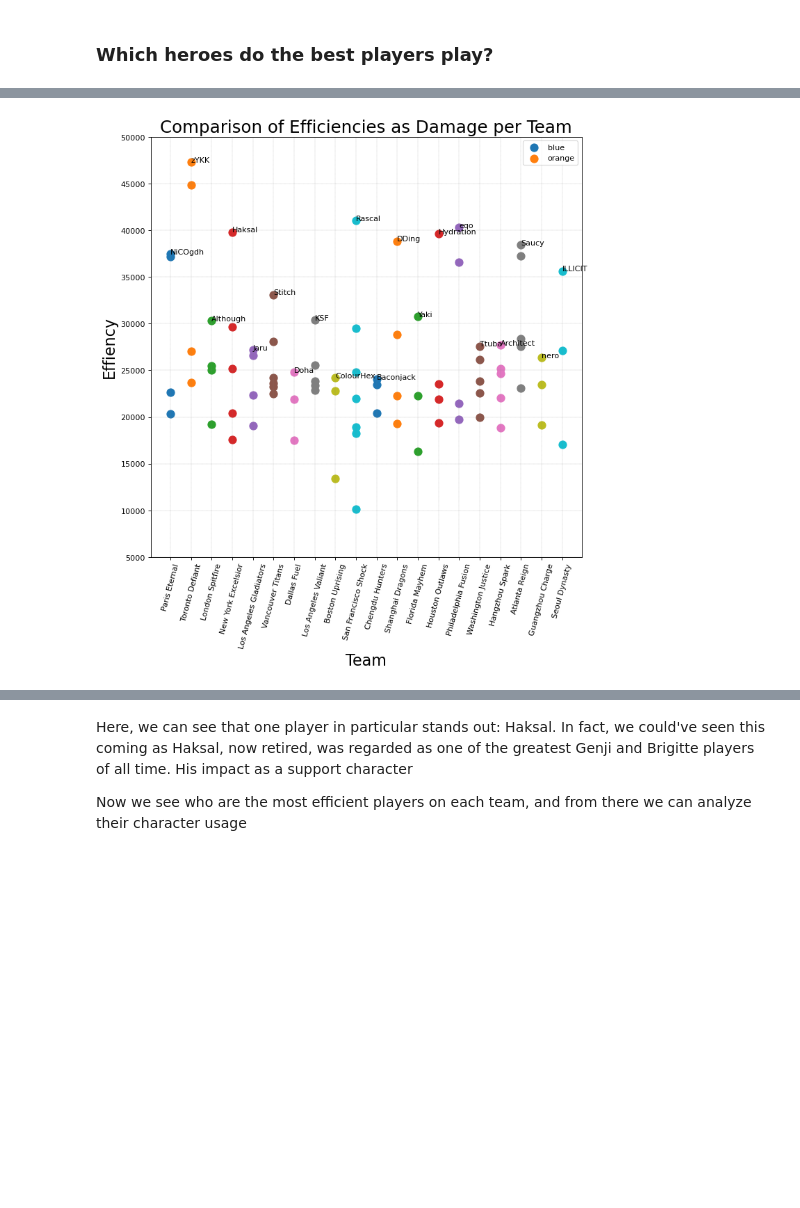
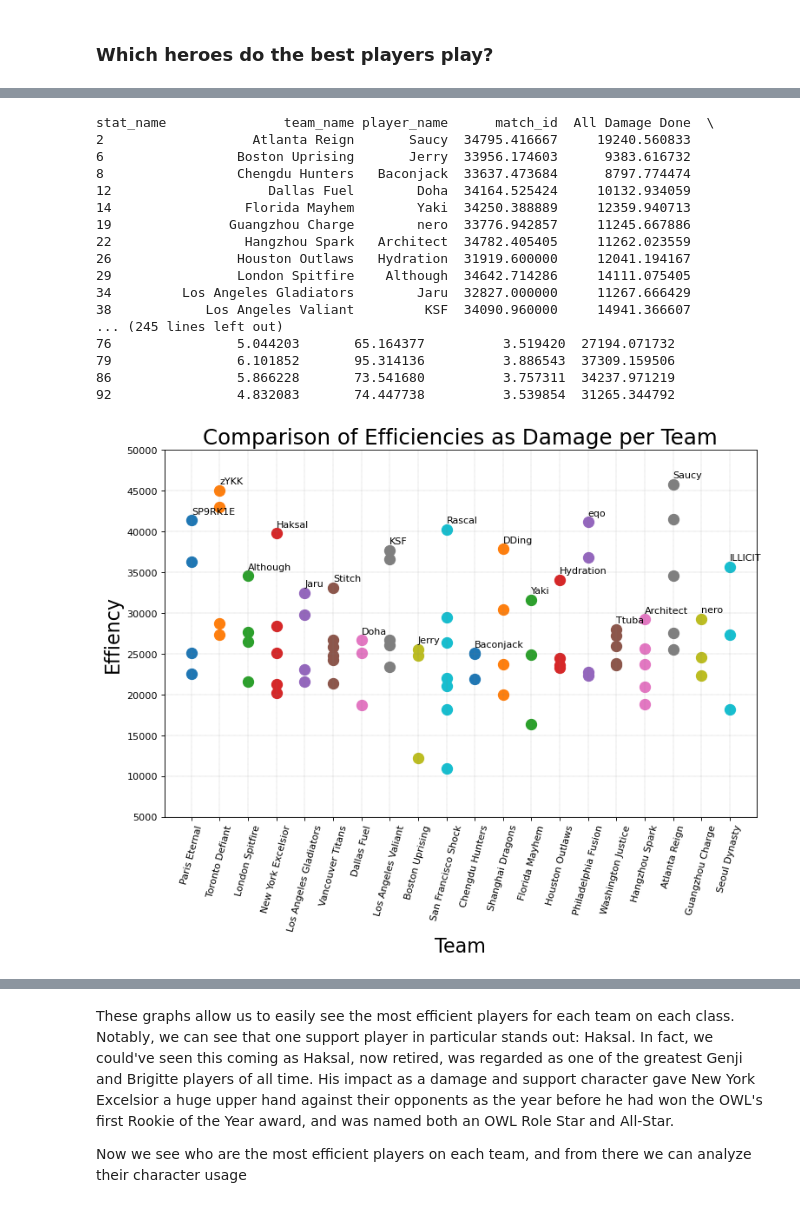
Before and after one commit to bfleming2/Overwatch-Analysis, a Jupyter notebook: Chinhnam.ipynb, the cells around one changed output, grey strips where cells are left out. Saved outputs shown, nothing was run; the diff lists cells and outputs as text; code cells hidden in the pictures; blank space fills up the shorter version.

```diff
--- a/Chinhnam.ipynb
+++ b/Chinhnam.ipynb
@@ -188,45 +198,59 @@ classes = ['Damage', 'Support', 'Tank']
 for curr_class in classes:
     # Take rows of only heroes of the current class
     if (curr_class == 'Damage'):
         curr_table = average_table.loc[average_table['hero_name'].isin(damagers)].copy()
     elif (curr_class == 'Support'):
         curr_table = average_table.loc[average_table['hero_name'].isin(supports)].copy()
     else:
         curr_table = average_table.loc[average_table['hero_name'].isin(tanks)].copy()
 
-    # Define equation we will use to calculate overall efficiency and create efficiency column
+    # Define equations we will use to calculate overall efficiency and create efficiency column
     def healer_efficiency(row, clas):
         if (clas == 'Damage'):
-            return (1.5*row['Assists'] + 2*row['Barrier Damage Done'] + row['Damage Blocked'] - 3*row['Deaths'] + 2.5*row['Eliminations'] + 2*row['All Damage Done']
-                    + 2*row['Final Blows'] + row['Healing Done'] + 1.5*row['Objective Kills'] + row['Objective Time'] + row['Ultimates Earned'])
+            return (2*row['Assists'] + 2*row['Barrier Damage Done'] - 1.5*row['Deaths'] + 2.5*row['Eliminations'] + 2*row['All Damage Done']
+                    + 2*row['Final Blows'] + row['Healing Done'] + 2*row['Objective Kills'] + row['Objective Time'] + 1.5*row['Ultimates Earned'])
         elif (clas == 'Support'):
             return (2*row['Assists'] + 1.5*row['Barrier Damage Done'] - 2*row['Deaths'] + 2*row['Eliminations'] + row['All Damage Done']
-                    + row['Final Blows'] + 2.5*row['Healing Done'] + 1.5*row['Objective Kills'] + row['Objective Time'] + 1.5*row['Ultimates Earned'])
+                    + row['Final Blows'] + 2.5*row['Healing Done'] + 1.5*row['Objective Kills'] + 1.5*row['Objective Time'] + 1.5*row['Ultimates Earned'])
         else:
-            return (1.5*row['Assists'] + row['Barrier Damage Done'] + 1.5*row['Damage Blocked'] - 2*row['Deaths'] + 2*row['Eliminations'] + row['All Damage Done']
-                    + row['Final Blows'] + 1.5*row['Healing Done'] + 1.5*row['Objective Kills'] + 2*row['Objective Time'] + row['Ultimates Earned'])
+            return (1.5*row['Assists'] + row['Barrier Damage Done'] + 1.5*row['Damage Blocked'] - 3*row['Deaths'] + 2*row['Eliminations'] + row['All Damage Done']
+                    + row['Final Blows'] + row['Healing Done'] + 1.5*row['Objective Kills'] + 1.5*row['Objective Time'] + row['Ultimates Earned'])
 
     curr_table['Efficiency'] = curr_table.apply(lambda row: healer_efficiency(row, curr_class), axis=1)
 
-    # Ignore rows with less than 2000 efficiency as that probably means the player only played as the healer for less than a minute
+    # Ignore rows with less than 2000 efficiency as that probably means the player only played as the healer for a short period of time
     # and drop newly irrelevant columns
-    curr_table = curr_table[curr_table.Efficiency > 2000].groupby(['team_name', 'player_name']).mean()
-    curr_table = curr_table.reset_index()
+    curr_table = curr_table[curr_table.Efficiency > 5000].groupby(['team_name', 'player_name']).mean().reset_index()
     best_effiency_table = curr_table.loc[curr_table.groupby('team_name')['Efficiency'].idxmax()]
 
     # Plot efficiencies of each player for each team
-    plots = plt.figure(figsize=(10,10), dpi=80).subplots()
+    plots = plt.figure(figsize=(11,7), dpi=80).subplots()
     plt.grid(color = 'gray', linestyle = '--', linewidth = 0.2)
     for team in teams:
-        plots.scatter(curr_table.loc[curr_table['team_name'] == team]['team_name'].tolist(), curr_table.loc[curr_table['team_name'] == team]['Efficiency'].tolist(), label=team, s=100)
+        plots.scatter(curr_table.loc[curr_table['team_name'] == team]['team_name'].tolist(), curr_table.loc[curr_table['team_name'] == team]['Efficiency'].tolist(), label=team, s=120)
     for index, row in best_effiency_table.iterrows():
-        plots.annotate(row['player_name'], (row['team_name'], row['Efficiency']))
+        plots.annotate(row['player_name'], (row['team_name'], row['Efficiency']), xytext=(row['team_name'], row['Efficiency'] + 750))
     plots.set_xticklabels(teams, rotation=75)
     plots.set_xlabel('Team', fontsize=20)
     plots.set_ylabel('Effiency', fontsize=20)
     plots.set_yticks([5000,10000,15000,20000,25000,30000,35000,40000,45000,50000])
     plots.set_title('Comparison of Efficiencies as ' + curr_class + ' per Team', fontsize=22)
-    plt.legend(["blue", "orange"], loc=0, frameon=True)
-    plt.show()
 # %% [output]
+stat_name               team_name player_name      match_id  All Damage Done  \
+2                   Atlanta Reign       Saucy  34795.416667     19240.560833
+6                 Boston Uprising       Jerry  33956.174603      9383.616732
+8                 Chengdu Hunters   Baconjack  33637.473684      8797.774474
+12                    Dallas Fuel        Doha  34164.525424     10132.934059
+14                 Florida Mayhem        Yaki  34250.388889     12359.940713
+19               Guangzhou Charge        nero  33776.942857     11245.667886
+22                 Hangzhou Spark   Architect  34782.405405     11262.023559
+26                Houston Outlaws   Hydration  31919.600000     12041.194167
+29                London Spitfire    Although  34642.714286     14111.075405
+34         Los Angeles Gladiators        Jaru  32827.000000     11267.666429
+38            Los Angeles Valiant         KSF  34090.960000     14941.366607
+... (245 lines left out)
+76                5.044203       65.164377          3.519420  27194.071732
+79                6.101852       95.314136          3.886543  37309.159506
+86                5.866228       73.541680          3.757311  34237.971219
+92                4.832083       74.447738          3.539854  31265.344792
-[figure, old version]
+[figure, new version]
@@ -235,4 +259,4 @@ for curr_class in classes:
 # %% [markdown]
-Here, we can see that one player in particular stands out: Haksal. In fact, we could've seen this coming as Haksal, now retired, was regarded as one of the greatest Genji and Brigitte players of all time. His impact as a support character
+These graphs allow us to easily see the most efficient players for each team on each class. Notably, we can see that one support player in particular stands out: Haksal. In fact, we could've seen this coming as Haksal, now retired, was regarded as one of the greatest Genji and Brigitte players of all time. His impact as a damage and support character gave New York Excelsior a huge upper hand against their opponents as the year before he had won the OWL's first Rookie of the Year award, and was named both an OWL Role Star and All-Star.
 
 Now we see who are the most efficient players on each team, and from there we can analyze their character usage
```
Also changed, not shown: parts of 8 cells of this notebook, 3 other files.
